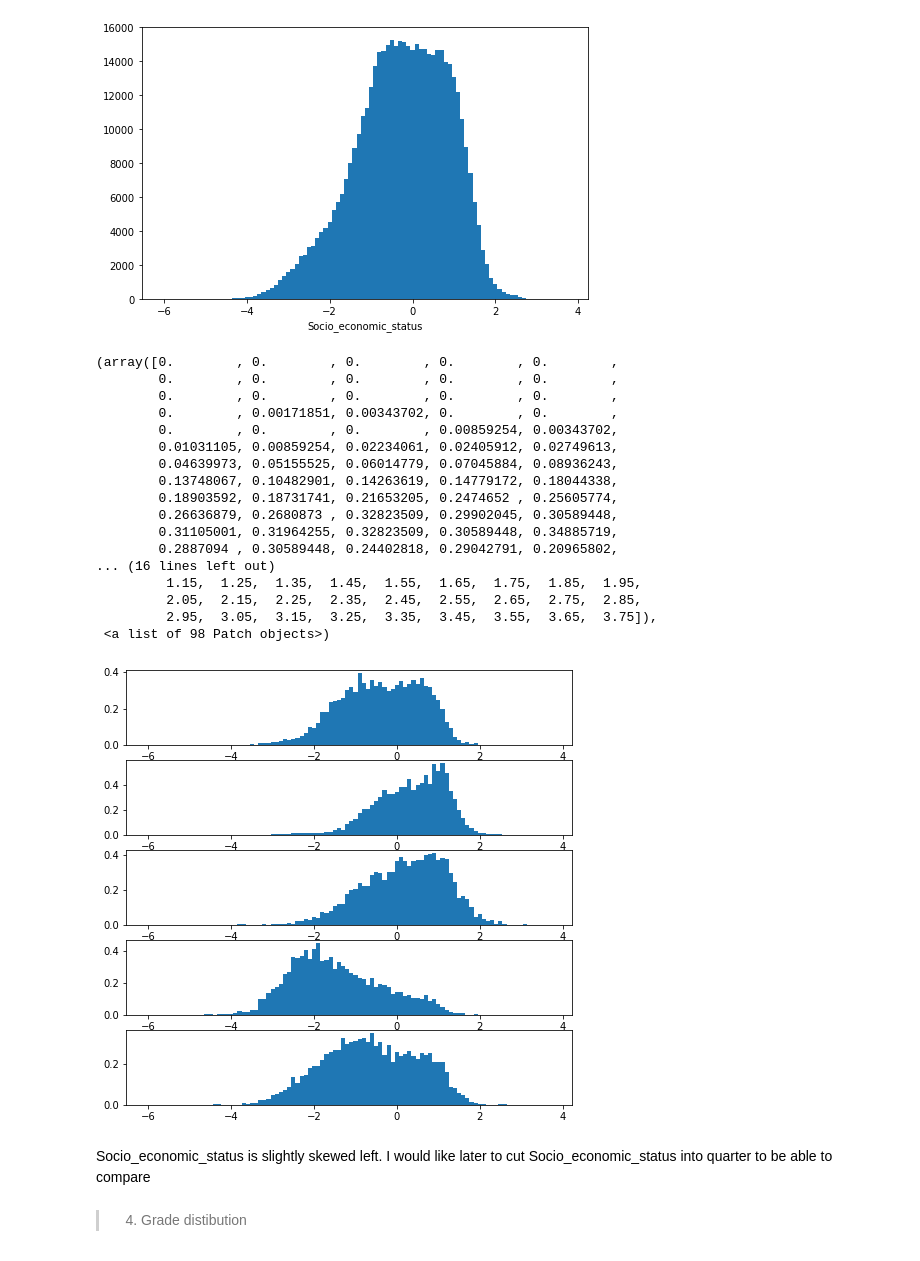
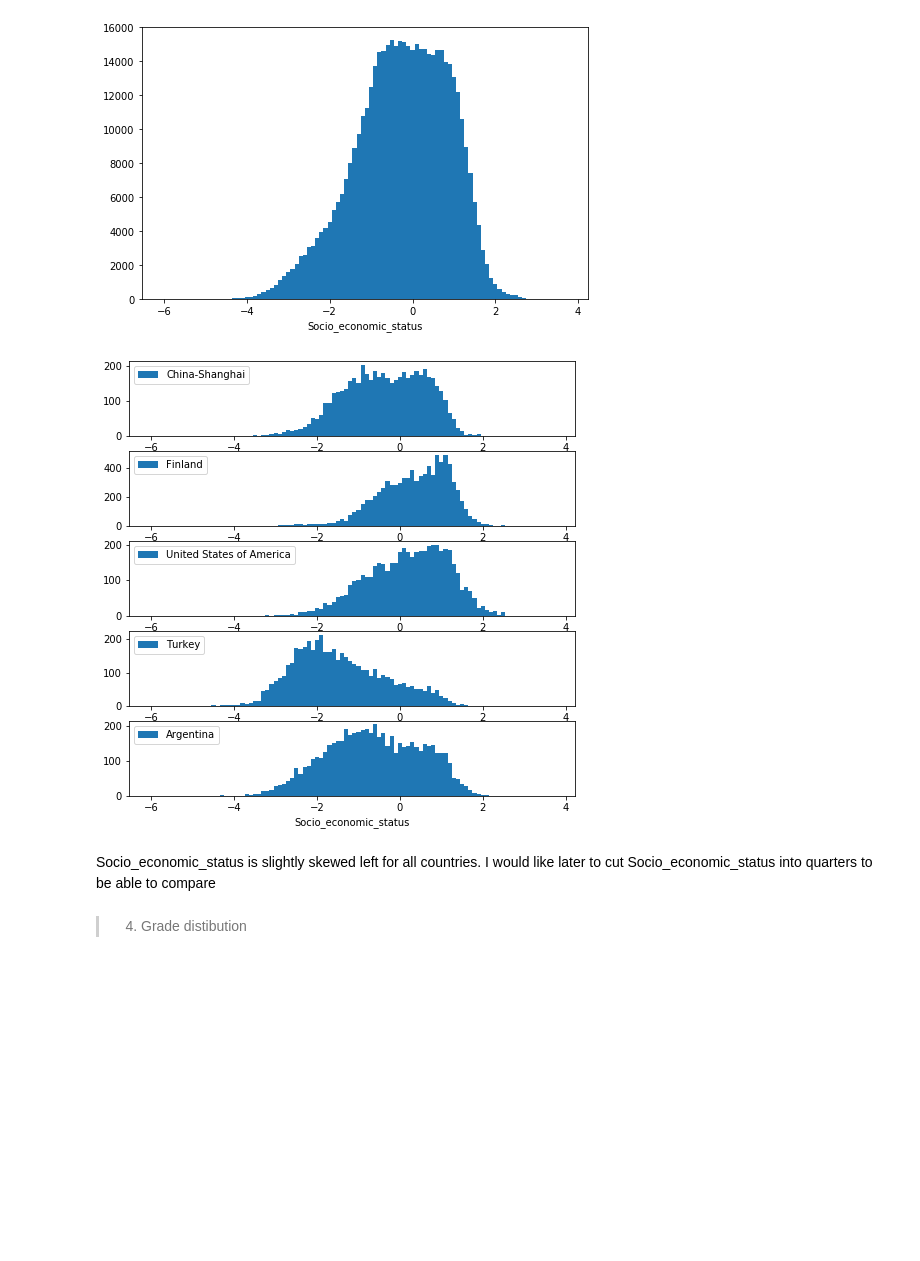
Before and after one commit to Anyra20/CommunicateDataProject, a Jupyter notebook: exploration_template.ipynb, the cells around one changed output. Saved outputs shown, nothing was run; the diff lists cells and outputs as text; code cells hidden in the pictures; blank space fills up the shorter version.

```diff
--- a/exploration_template.ipynb
+++ b/exploration_template.ipynb
@@ -22,7 +22,7 @@ First choice for filter column is county
 # %%
 # load in the dataset into a pandas dataframe, print statistics
 pisa = pd.read_csv(r'C:\Users\Marin\UGitCourse\csv\pisa2012.csv', encoding = "latin-1",# index_col=0,
-                    usecols=['CNT','PV1MATH','PV1READ', 'PV1SCIE','ST04Q01','ST01Q01','SCHOOLID','IMMIG','LANGN', 'ESCS','ST29Q04','ST57Q01','INTMAT', 'OUTHOURS','LMINS', 'MMINS','SMINS', 'SUBNORM', 'ST35Q04','ST35Q05','ST35Q06', 'ANXMAT', 'SCMAT'])
+                    usecols=['CNT','PV1MATH','PV1READ', 'STIDSTD', 'PV1SCIE','ST04Q01','ST01Q01', 'SCHOOLID','IMMIG','LANGN', 'ESCS','ST29Q04','ST57Q01','INTMAT', 'OUTHOURS','LMINS', 'MMINS','SMINS', 'SUBNORM', 'ST35Q04','ST35Q05','ST35Q06', 'ANXMAT', 'SCMAT'])
 #There are 635 columns in the dataset. I'll have to choose just some of them for the analysis
 # %%
 #rename some columns
@@ -32,8 +32,8 @@ pisa = pisa.rename(columns={'CNT': 'Country',
                             'PV1SCIE': 'Science_score',
                             'ST04Q01': 'Gender',
                             'ST01Q01': 'Grade',
-                            'GRADE': 'Relative_grade',
                             'SCHOOLID': 'School_ID',
+                            'STIDSTD': 'Student_ID',
                             'IMMIG': 'Immigration_status',
                             'LANGN': 'Language_at_home',
                             'ESCS' : 'Socio_economic_status',
@@ -282,37 +321,22 @@ plt.show()
 # %% [output]
 [figure]
 # %%
-plt.figure(figsize = [8, 8]) # larger figure size for subplots
-
-# example of somewhat too-large bin size
+plt.figure(figsize = [8, 8])
 plt.subplot(5, 1, 1)
-plt.hist(data = pisa[pisa['Country'] == 'China-Shanghai'], x = 'Socio_economic_status', bins = bins,density=True)
+plt.hist(data = pisa[pisa['Country'] == 'China-Shanghai'], x = 'Socio_economic_status', bins = bins, label='China-Shanghai');
+plt.legend(loc='upper left');
 plt.subplot(5, 1, 2)
-plt.hist(data = pisa[pisa['Country'] == 'Finland'], x = 'Socio_economic_status', bins = bins,density=True)
+plt.hist(data = pisa[pisa['Country'] == 'Finland'], x = 'Socio_economic_status', bins = bins, label='Finland');
+plt.legend(loc='upper left');
 plt.subplot(5, 1, 3)
-plt.hist(data = pisa[pisa['Country'] == 'United States of America'], x = 'Socio_economic_status', bins = bins,density=True)
+plt.hist(data = pisa[pisa['Country'] == 'United States of America'], x = 'Socio_economic_status', bins = bins, label='United States of America');
+plt.legend(loc='upper left');
 plt.subplot(5, 1, 4)
-plt.hist(data = pisa[pisa['Country'] == 'Turkey'], x = 'Socio_economic_status', bins = bins,density=True)
+plt.hist(data = pisa[pisa['Country'] == 'Turkey'], x = 'Socio_economic_status', bins = bins, label='Turkey');
+plt.legend(loc='upper left');
 plt.subplot(5, 1, 5)
-plt.hist(data = pisa[pisa['Country'] == 'Argentina'], x = 'Socio_economic_status', bins = bins,density=True)
-
-#plt.show();
+plt.hist(data = pisa[pisa['Country'] == 'Argentina'], x = 'Socio_economic_status', bins = bins, label='Argentina');
+plt.legend(loc='upper left');
+plt.xlabel('Socio_economic_status');
 # %% [output]
-(array([0.        , 0.        , 0.        , 0.        , 0.        ,
-        0.        , 0.        , 0.        , 0.        , 0.        ,
-        0.        , 0.        , 0.        , 0.        , 0.        ,
-        0.        , 0.00171851, 0.00343702, 0.        , 0.        ,
-        0.        , 0.        , 0.        , 0.00859254, 0.00343702,
-        0.01031105, 0.00859254, 0.02234061, 0.02405912, 0.02749613,
-        0.04639973, 0.05155525, 0.06014779, 0.07045884, 0.08936243,
-        0.13748067, 0.10482901, 0.14263619, 0.14779172, 0.18044338,
-        0.18903592, 0.18731741, 0.21653205, 0.2474652 , 0.25605774,
-        0.26636879, 0.2680873 , 0.32823509, 0.29902045, 0.30589448,
-        0.31105001, 0.31964255, 0.32823509, 0.30589448, 0.34885719,
-        0.2887094 , 0.30589448, 0.24402818, 0.29042791, 0.20965802,
-... (16 lines left out)
-         1.15,  1.25,  1.35,  1.45,  1.55,  1.65,  1.75,  1.85,  1.95,
-         2.05,  2.15,  2.25,  2.35,  2.45,  2.55,  2.65,  2.75,  2.85,
-         2.95,  3.05,  3.15,  3.25,  3.35,  3.45,  3.55,  3.65,  3.75]),
- <a list of 98 Patch objects>)
-[figure, old version]
+[figure, new version]
@@ -335,5 +343,5 @@ array(['Albania', 'United Arab Emirates', 'Argentina', 'Australia',
 # %% [markdown]
-Socio_economic_status is slightly skewed left. I would like later to cut Socio_economic_status into quarter to be able to compare
+Socio_economic_status is slightly skewed left for all countries. I would like later to cut Socio_economic_status into quarters to be able to compare
 # %% [markdown]
 > 4) Grade distibution
 # %%
```
Also changed, not shown: parts of 44 cells of this notebook.
